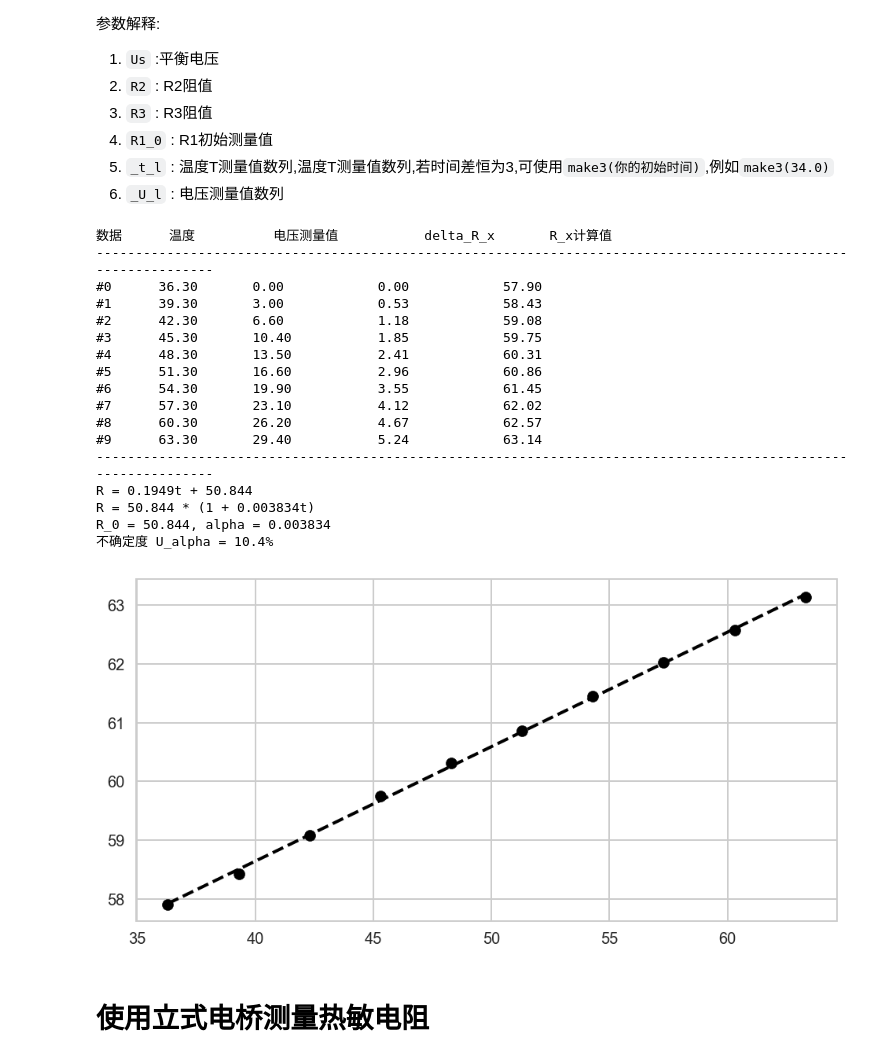
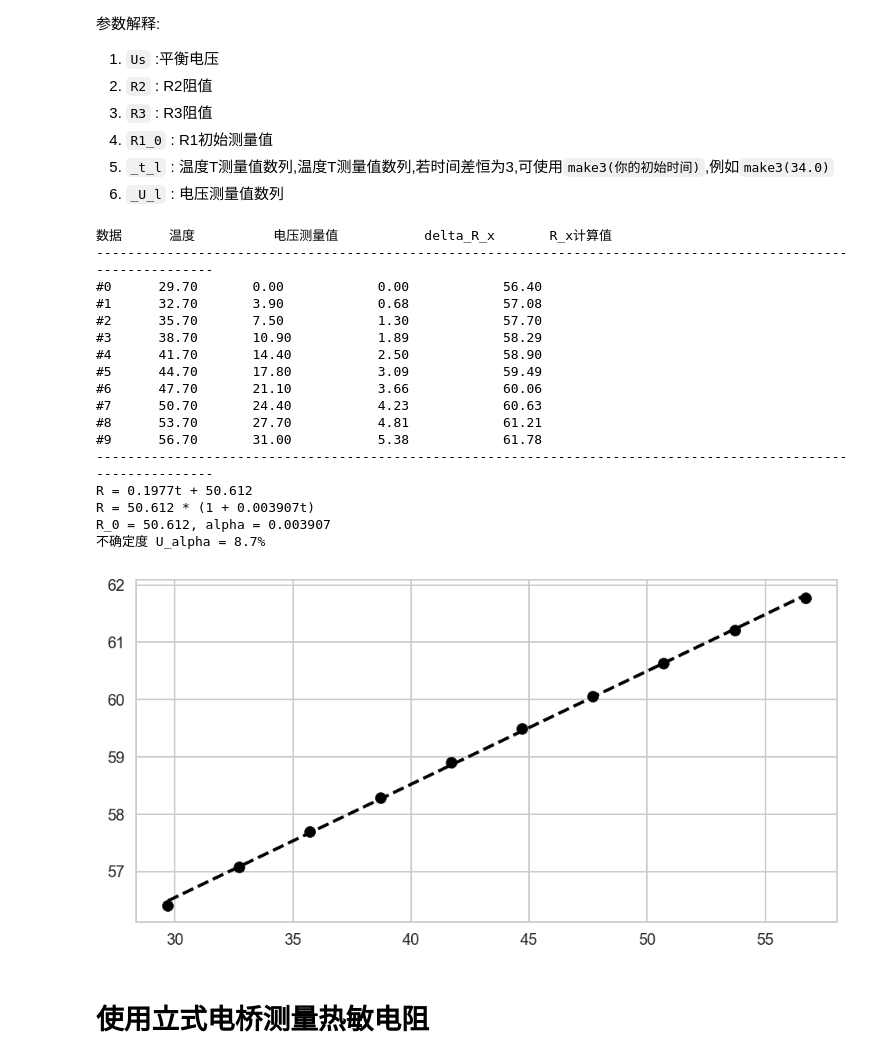
Before and after one commit to Yangjiaxi/pe, a Jupyter notebook: DC Bridge/DC_B.ipynb, the cells around one changed output. Drawn from its saved outputs; the diff is of its cells as text; code cells hidden in the pictures.

```diff
--- a/DC Bridge/DC_B.ipynb
+++ b/DC Bridge/DC_B.ipynb
@@ -124,32 +124,32 @@ def l_bridge(Us, R2, R3, R1_0, _t_l, _U_l):
 # %%
 l_data = {
     'Us'   : 1.3,
     'R2'   : 50,
     'R3'   : 50,
-    'R1_0' : 57.9,
-    '_t_l' : make3(36.3),
-    '_U_l' : [0,3.0,6.6,10.4,13.5,16.6,19.9,23.1,26.2,29.4]
+    'R1_0' : 56.40,
+    '_t_l' : make3(29.7),
+    '_U_l' : [0,3.9,7.5,10.9,14.4,17.8,21.1,24.4,27.7,31.0]
 }
 l_bridge(**l_data)
 # %% [output]
 数据      温度          电压测量值           delta_R_x       R_x计算值
 ---------------------------------------------------------------------------------------------------------------
-#0      36.30       0.00            0.00            57.90
-#1      39.30       3.00            0.53            58.43
-#2      42.30       6.60            1.18            59.08
-#3      45.30       10.40           1.85            59.75
-#4      48.30       13.50           2.41            60.31
-#5      51.30       16.60           2.96            60.86
-#6      54.30       19.90           3.55            61.45
-#7      57.30       23.10           4.12            62.02
-#8      60.30       26.20           4.67            62.57
-#9      63.30       29.40           5.24            63.14
+#0      29.70       0.00            0.00            56.40
+#1      32.70       3.90            0.68            57.08
+#2      35.70       7.50            1.30            57.70
+#3      38.70       10.90           1.89            58.29
+#4      41.70       14.40           2.50            58.90
+#5      44.70       17.80           3.09            59.49
+#6      47.70       21.10           3.66            60.06
+#7      50.70       24.40           4.23            60.63
+#8      53.70       27.70           4.81            61.21
+#9      56.70       31.00           5.38            61.78
 ---------------------------------------------------------------------------------------------------------------
-R = 0.1949t + 50.844
-R = 50.844 * (1 + 0.003834t)
-R_0 = 50.844, alpha = 0.003834
-不确定度 U_alpha = 10.4%
+R = 0.1977t + 50.612
+R = 50.612 * (1 + 0.003907t)
+R_0 = 50.612, alpha = 0.003907
+不确定度 U_alpha = 8.7%
-[figure, old version]
+[figure, new version]
 # %% [markdown]
 # 使用立式电桥测量热敏电阻
 # %%
```
Also changed, not shown: parts of 2 cells of this notebook, 1 other file.
